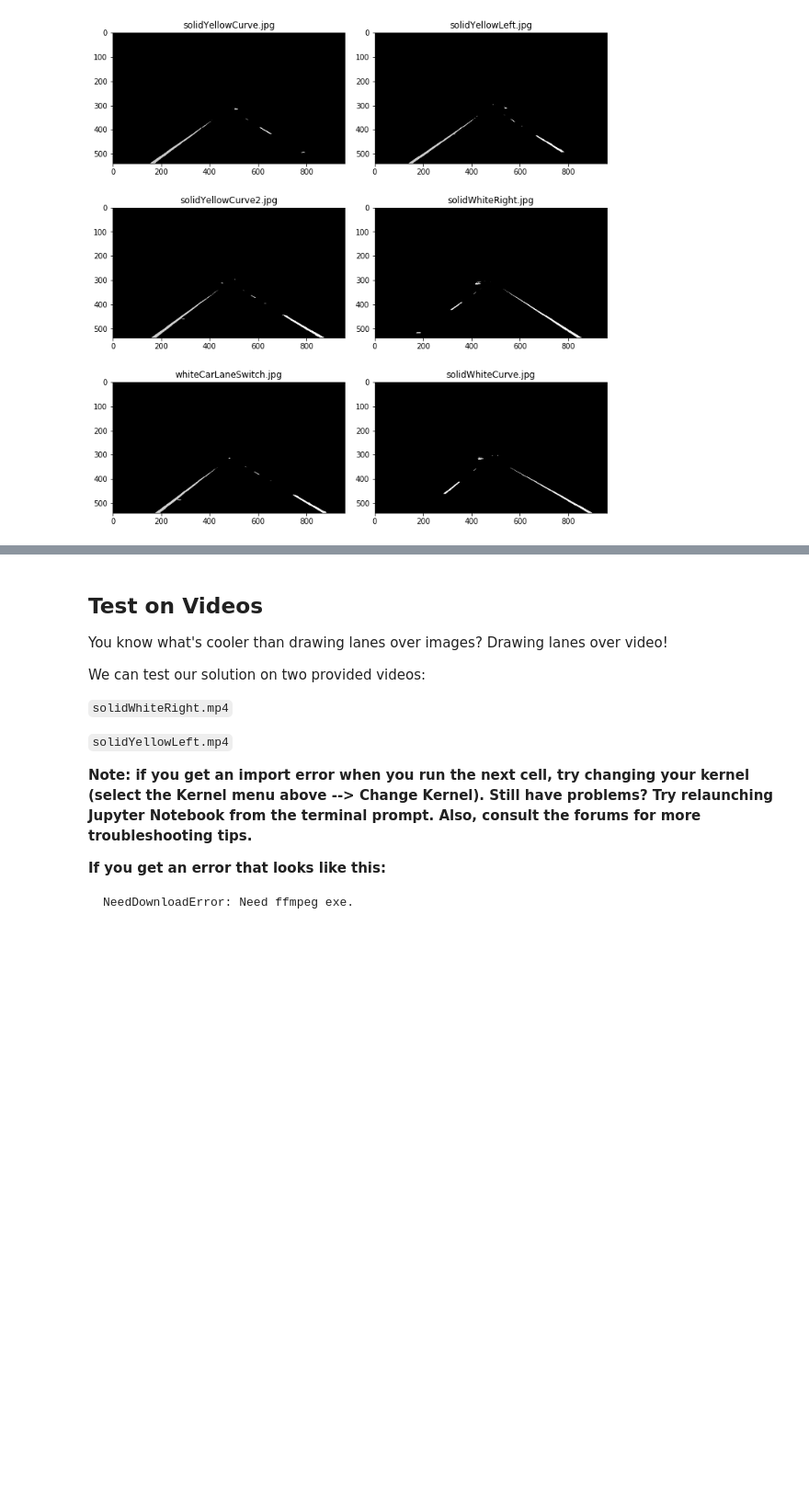
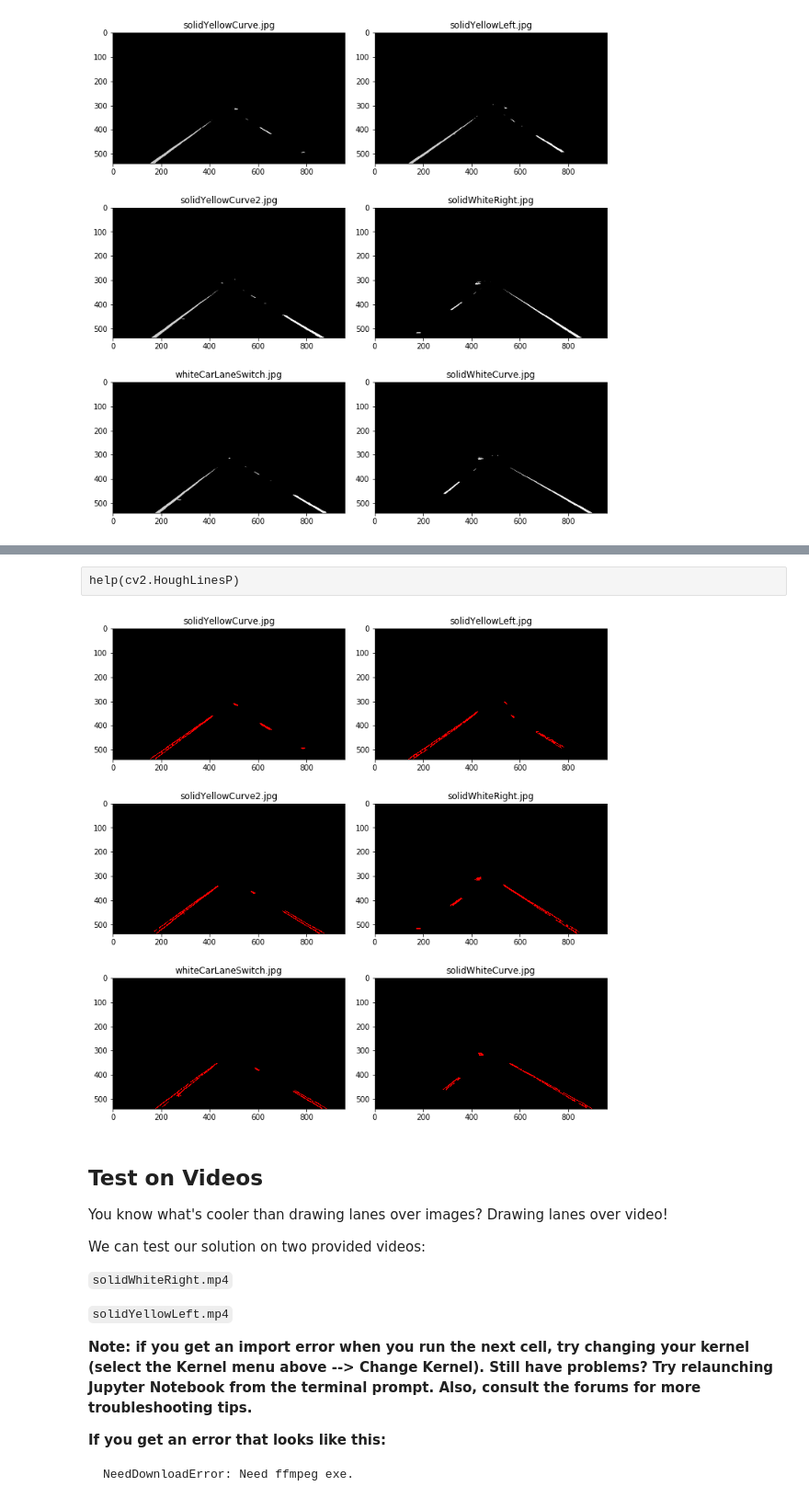
Before and after one commit to julia-kraus/CarND-LaneLines-P1, a Jupyter notebook: P1-Copy1.ipynb, the cells around one changed output, grey strips where cells are left out. Shown: that part at 92% size. Saved outputs shown, nothing was run; the diff lists cells and outputs as text; code cells hidden in the pictures; blank space fills up the shorter version.

Commit message:
Implement Hough Transform

```diff
--- a/P1-Copy1.ipynb
+++ b/P1-Copy1.ipynb
@@ -207,7 +207,7 @@ def draw_lines(img, lines, color=[255, 0, 0], thickness=2):
         for x1,y1,x2,y2 in line:
             cv2.line(img, (x1, y1), (x2, y2), color, thickness)
 
-def hough_lines(img, rho, theta, threshold, min_line_len, max_line_gap):
+def hough_lines(img, rho=1, theta=np.pi/180, threshold=1, min_line_len=10, max_line_gap=1):
     """
     `img` should be the output of a Canny transform.
 
@@ -319,3 +325,10 @@ show_test_images(gaussian_imgs)
+# %% [raw]
+help(cv2.HoughLinesP)
+# %%
+hough_imgs = [hough_lines(img, max_line_gap=10) for img in canny_imgs]
+show_test_images(hough_imgs)
+# %% [output]
+[figure, added]
 # %% [markdown]
 ## Test on Videos
 
```
Also changed, not shown: parts of 2 cells of this notebook.
